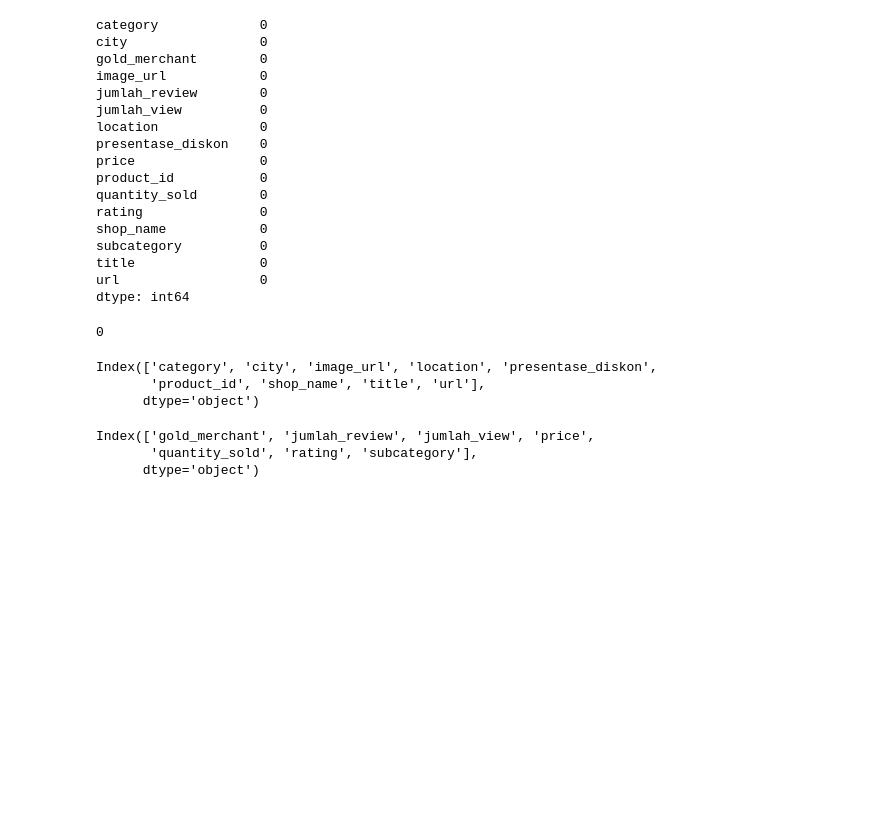
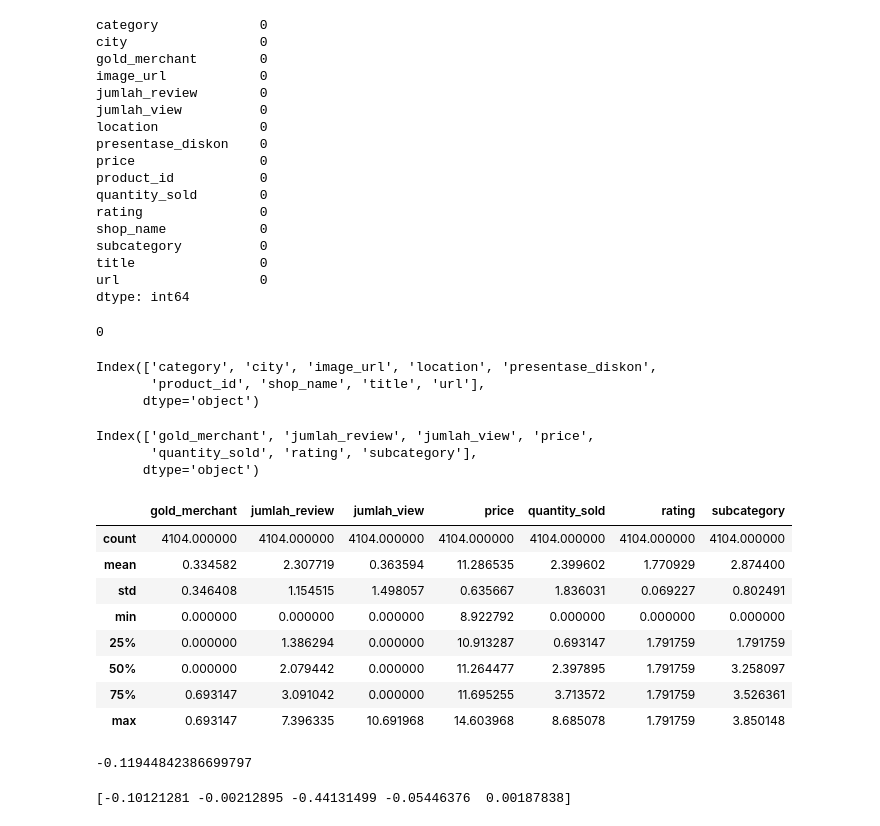
Before and after one commit to NandoG1/intelligo-project, a Jupyter notebook: index.ipynb, the cells around one changed output. Saved outputs shown, nothing was run; the diff lists cells and outputs as text; code cells hidden in the pictures; blank space fills up the shorter version.

Commit message:
Adding Models

```diff
--- a/index.ipynb
+++ b/index.ipynb
@@ -116,3 +116,17 @@ label_encoder = LabelEncoder()
 df["subcategory"] = label_encoder.fit_transform(df["subcategory"])
 # %%
 df.dropna(inplace=True)
+# %%
+df = df.apply(lambda x: np.log1p(x))
+# %%
+df.describe()
+# %% [output]
+|  | gold_merchant | jumlah_review | jumlah_view | price | quantity_sold | rating | subcategory |
+| count | 4104.000000 | 4104.000000 | 4104.000000 | 4104.000000 | 4104.000000 | 4104.000000 | 4104.000000 |
+| mean | 0.334582 | 2.307719 | 0.363594 | 11.286535 | 2.399602 | 1.770929 | 2.874400 |
+| std | 0.346408 | 1.154515 | 1.498057 | 0.635667 | 1.836031 | 0.069227 | 0.802491 |
+| min | 0.000000 | 0.000000 | 0.000000 | 8.922792 | 0.000000 | 0.000000 | 0.000000 |
+| 25% | 0.000000 | 1.386294 | 0.000000 | 10.913287 | 0.693147 | 1.791759 | 1.791759 |
+| 50% | 0.000000 | 2.079442 | 0.000000 | 11.264477 | 2.397895 | 1.791759 | 3.258097 |
+| 75% | 0.693147 | 3.091042 | 0.000000 | 11.695255 | 3.713572 | 1.791759 | 3.526361 |
+| max | 0.693147 | 7.396335 | 10.691968 | 14.603968 | 8.685078 | 1.791759 | 3.850148 |
@@ -118,0 +138,15 @@ df.dropna(inplace=True)
+# %%
+from sklearn.model_selection import cross_val_score
+from sklearn.ensemble import RandomForestRegressor
+
+rfg = RandomForestRegressor(random_state=42)
+
+cv_score = cross_val_score(rfg, X, y, cv=5, scoring="r2")
+
+print(cv_score.mean())
+# %% [output]
+-0.11944842386699797
+# %%
+print(cv_score)
+# %% [output]
+[-0.10121281 -0.00212895 -0.44131499 -0.05446376  0.00187838]
```
Also changed, not shown: parts of 5 cells of this notebook.
